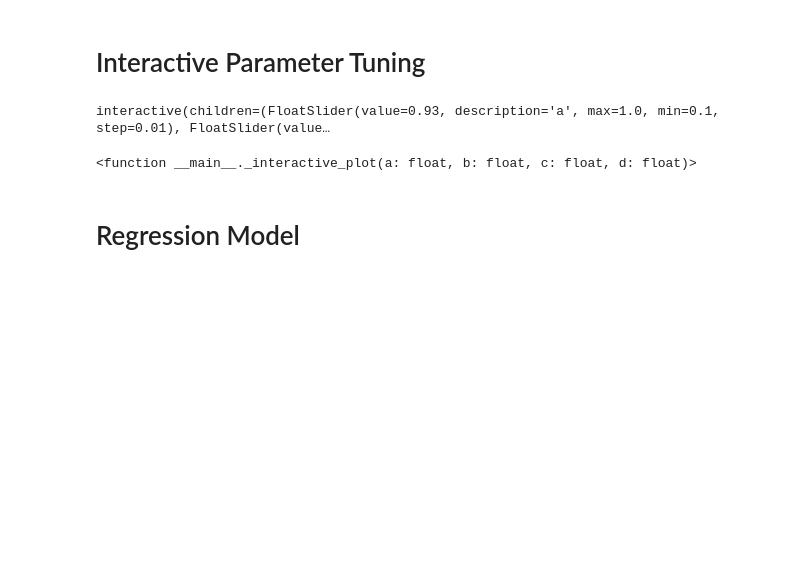
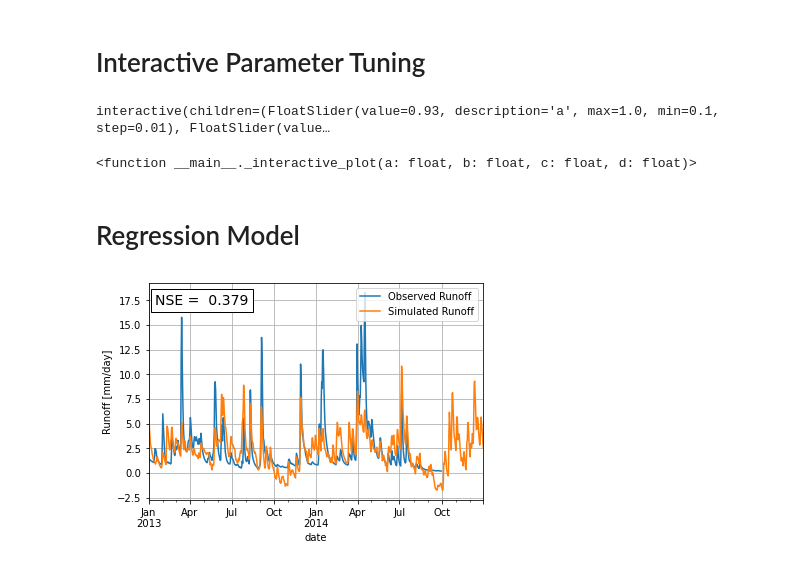
Before and after one commit to grey-nearing/ABCD-Hydrology-Model, a Jupyter notebook: ABCD Model Sandbox.ipynb, the cells around one changed output. Cells and saved outputs as stored; diff of their text form; code cells hidden in the pictures; blank space fills up the shorter version.

```diff
--- a/ABCD Model Sandbox.ipynb
+++ b/ABCD Model Sandbox.ipynb
@@ -11,3 +13,7 @@ import pet
+# %%
+_TEST_YEARS = 2
+_MIN_VALID_OBS_FOR_NSE_SCORE = 365
+_REGRESSION_LOOKBACK = 30
 # %% [markdown]
 # Definition of the ABCD Model
 # %%
@@ -216,8 +220,7 @@ def run_and_plot(
 def plot_hydrographs(data: pd.DataFrame):
 
     # Date range for plotting
-    years_to_plot = 2
-    daterange = data.index[-365*years_to_plot:]
+    daterange = data.index[-365*_TEST_YEARS:]
 
     # Plot sim and obs runoff.
     ax = data[['Observed Runoff', 'Simulated Runoff']].loc[daterange].plot()
@@ -286,0 +275,40 @@ y_pred = model.predict(x_test)
+# %%
+def _lag_regression_inputs(data: pd.DataFrame) -> pd.DataFrame:
+    num_samples = data.shape[0]
+    lagged_data = np.full((num_samples, _REGRESSION_LOOKBACK*2), np.nan)
+    for sample in range(_REGRESSION_LOOKBACK, num_samples):
+        lagged_data[sample, :_REGRESSION_LOOKBACK] = data['Precipitation'].iloc[sample-_REGRESSION_LOOKBACK+1:sample+1]
+        lagged_data[sample, _REGRESSION_LOOKBACK:] = data['Potential ET'].iloc[sample-_REGRESSION_LOOKBACK+1:sample+1]
+
+    return lagged_data
+# %%
+def regression_train_and_plot(data: pd.DataFrame):
+
+    # Lag data
+    lagged_input_data = _lag_regression_inputs(data)
+
+    # Train model.
+    x_train = lagged_input_data[:-365*_TEST_YEARS, :]
+    y_train = data['Observed Runoff'].values[:-365*_TEST_YEARS]
+
+    x_mask = ~np.any(np.isnan(x_train), axis=1)
+    y_mask = ~np.isnan(y_train)
+    mask = np.where(x_mask & y_mask)[0]
+
+    model = LinearRegression()
+    model.fit(x_train[mask,], y_train[mask])
+
+    # Out-of-sample predictions.
+    x_test = lagged_input_data[-365*_TEST_YEARS:, :]
+    y_pred = model.predict(x_test)
+
+    # Plot and score.
+    regression_data = data[['Observed Runoff']].copy()
+    regression_data['Simulated Runoff'] = np.nan
+    daterange = data.index[-365*_TEST_YEARS:]
+    regression_data.loc[daterange, 'Simulated Runoff'] = y_pred
+    plot_hydrographs(regression_data)
+# %%
+regression_train_and_plot(data)
+# %% [output]
+[figure, added]
```
Also changed, not shown: parts of 4 cells of this notebook.
